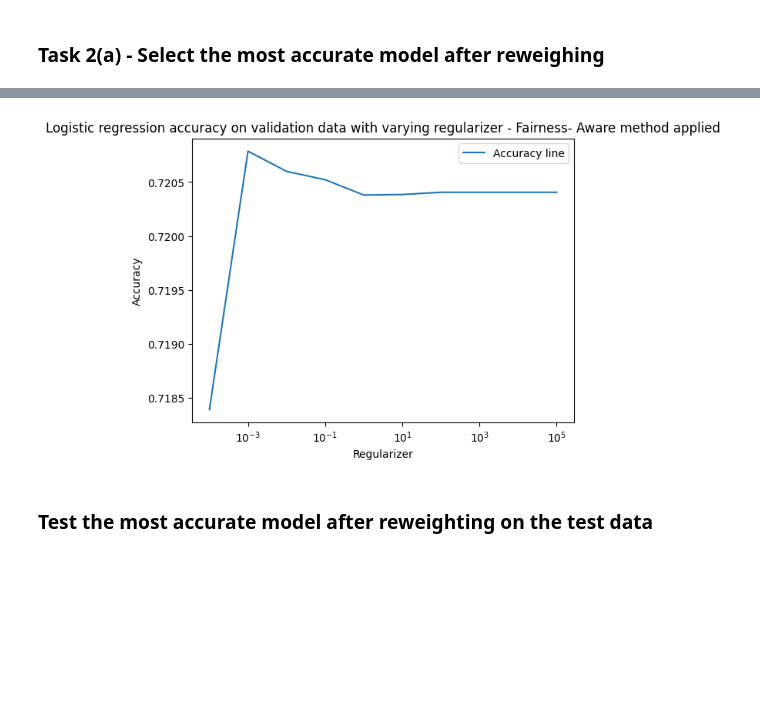
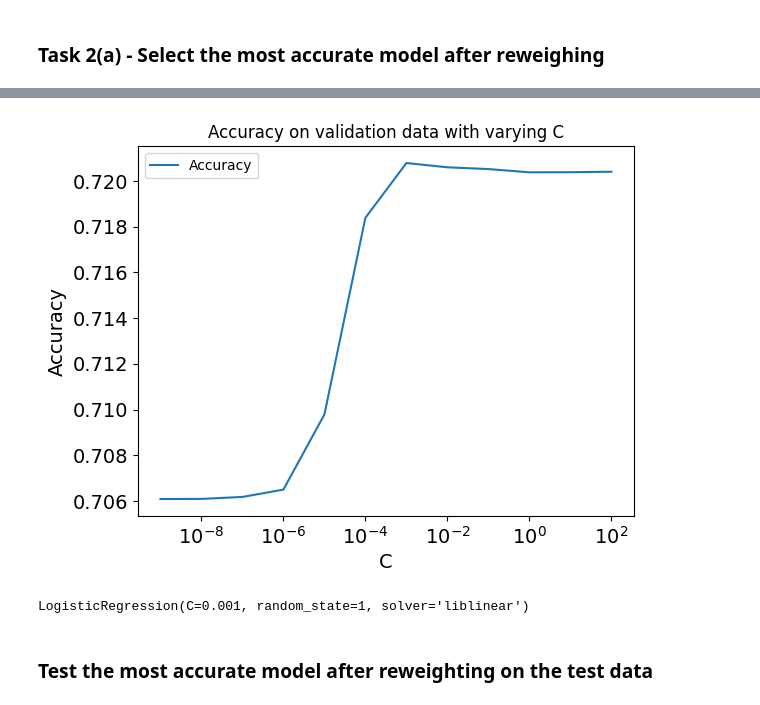
Before and after one commit to mitsides06/Fairness-ML, a Jupyter notebook: main.ipynb, the cells around one changed output, grey strips where cells are left out. Drawn from its saved outputs; the diff is of its cells as text; code cells hidden in the pictures; blank space fills up the shorter version.

```diff
--- a/main.ipynb
+++ b/main.ipynb
@@ -108,5 +112,7 @@ def find_most_accurate_logistic_reg_model(splits, parameters, reweighing=False):
             final_scaler = scaler
     return best_model, final_scaler, max_accuracy, parameters, mean_accuracies
 # %%
-parameters = [0.0001, 0.001, 0.01, 0.1, 1, 10, 100, 1000, 10000, 100000]
+parameters = [0.000000001, 0.00000001, 0.0000001, 0.000001, 0.00001, 0.0001, 0.001, 0.01, 0.1, 1, 10, 100]
 final_model, final_scaler, final_accuracy, parameters, mean_accuracies = find_most_accurate_logistic_reg_model(splits=splits, parameters=parameters)
+for i,j in zip(parameters, mean_accuracies):
+    print(f"C={i}      Accuracy={j}")
@@ -113,14 +132,21 @@ final_model, final_scaler, final_accuracy, parameters, mean_accuracies = find_mo
 # %%
 import matplotlib.pyplot as plt
+plt.rc('axes', titlesize='large')    # Default is typically 'large'
+plt.rc('axes', labelsize='medium')   # Default is 'medium'
+plt.rc('xtick', labelsize='medium')  # Default is 'medium'
+plt.rc('ytick', labelsize='medium')  # Default is 'medium'
+plt.rc('legend', fontsize='medium')  # Default is 'medium'
 
-plt.plot(parameters, mean_accuracies, label='Accuracy line')
+
+plt.plot(parameters, mean_accuracies, label='Accuracy')
 plt.xscale('log')
+plt.tick_params(axis='both', which='major', labelsize=14)
 
-plt.title('Logistic regression accuracy on validation data with varying regularizer')
-plt.xlabel('Regularizer')
-plt.ylabel('Accuracy')
+plt.title('Accuracy on validation data with varying C')
+plt.xlabel('C', fontsize=14)
+plt.ylabel('Accuracy', fontsize=14)
 
 plt.legend()
-
+#plt.savefig("non-pre_accuracy.png", dpi=600)
 plt.show()
 # %% [output]
@@ -268,16 +331,20 @@ final_model, final_scaler, final_accuracy, parameters, mean_accuracies = find_mo
 # %%
-plt.plot(parameters, mean_accuracies, label='Accuracy line')
+plt.plot(parameters, mean_accuracies, label='Accuracy')
 plt.xscale('log')
-
-plt.title('Logistic regression accuracy on validation data with varying regularizer - Fairness- Aware method applied')
-plt.xlabel('Regularizer')
-plt.ylabel('Accuracy')
+plt.tick_params(axis='both', which='major', labelsize=14)
+plt.title('Accuracy on validation data with varying C')
+plt.xlabel('C', fontsize=14)
+plt.ylabel('Accuracy', fontsize=14)
 
 plt.legend()
-
+#plt.savefig("pre_accuracy.png", dpi=600)
 plt.show()
 # %% [output]
-[figure, old version]
+[figure, new version]
+# %%
+final_model
+# %% [output]
+LogisticRegression(C=0.001, random_state=1, solver='liblinear')
 # %% [markdown]
 ### Test the most accurate model after reweighting on the test data
 # %%
```
Also changed, not shown: parts of 66 cells of this notebook.
